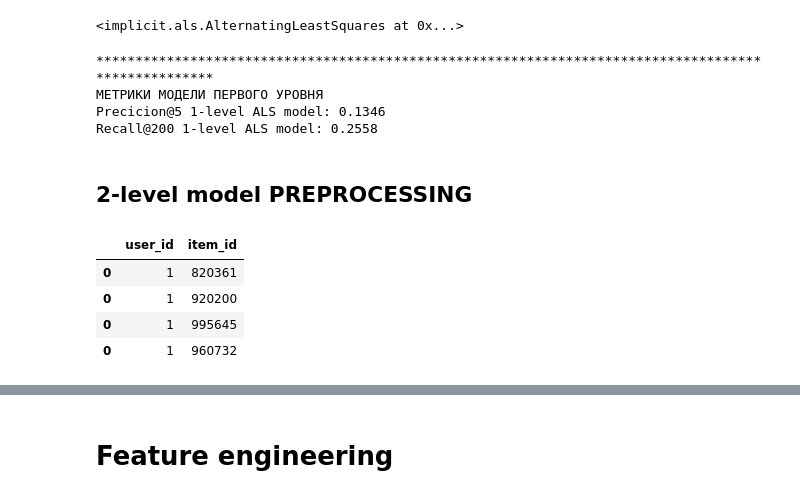
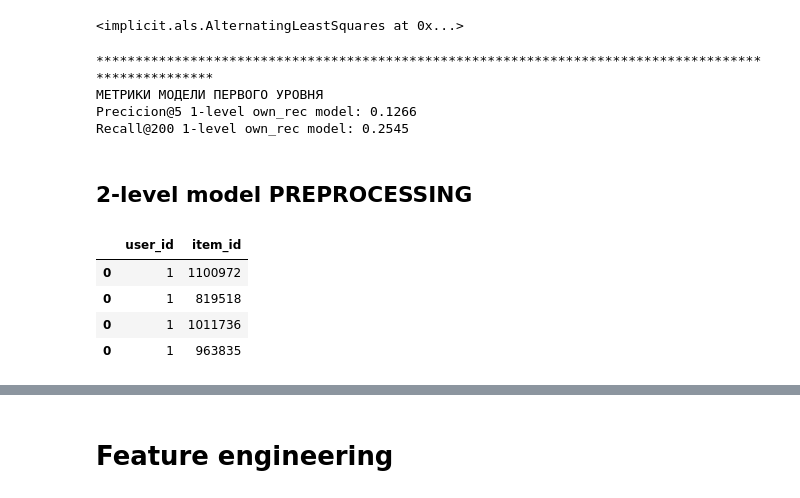
Before and after one commit to ZavrazhinMA/Recommender_Systems, a Jupyter notebook: course/RecSys_final.ipynb, the cells around one changed output, grey strips where cells are left out. Drawn from its saved outputs; the diff is of its cells as text; code cells hidden in the pictures.

```diff
--- a/course/RecSys_final.ipynb
+++ b/course/RecSys_final.ipynb
@@ -94,4 +95,5 @@ user_features.columns = [col.lower() for col in user_features.columns]
 item_features.rename(columns={'product_id': ITEM_COL}, inplace=True)
 user_features.rename(columns={'household_key': USER_COL}, inplace=True)
 # %%
-N_TOP_ITEMS = 10000  # выбор топ товаров
+N_TOP_ITEMS = 7000  # выбор топ товаров
+VAL_TRAIN_WEEKS = 3
@@ -162,8 +165,8 @@ Precicion@5 baseline own recommender: 0.17770700636942482
 ## **1-level model (matching)**
 # %%
 recommender = MainRecommender(verbose=False,
-                              n_factors=150,
-                              regularization=0.1
+                              n_factors=140,
+                              regularization=0.07
                               )
 recommender.fit(data_train)
 # %% [output]
@@ -174,7 +174,9 @@ N_PREDICT = 200
+# %%
+# число кандидатов
+N_PREDICT = 500
 # %%
-df_match_candidates = test_data.groupby(
-    USER_COL)[ITEM_COL].unique().reset_index()
-df_match_candidates.columns = [USER_COL, ACTUAL_COL]
+df_match_candidates = test_data.groupby(USER_COL)[ITEM_COL].unique().reset_index()
+df_match_candidates.columns=[USER_COL, ACTUAL_COL]
 # %%
 # подбор кандидатов
 df_match_candidates['candidates'] = df_match_candidates[USER_COL].apply(
@@ -187,26 +189,27 @@ recall_1_lvl = df_match_candidates.apply(lambda row: recall(
 
 print('*'*100)
 print('МЕТРИКИ МОДЕЛИ ПЕРВОГО УРОВНЯ')
-print(f'Precicion@5 1-level ALS model: {round(precision_1_lvl, 4)}')
-print(f'Recall@200 1-level ALS model: {round(recall_1_lvl, 4)}')
+print(f'Precicion@5 1-level own_rec model: {round(precision_1_lvl, 4)}')
+print(f'Recall@200 1-level own_rec model: {round(recall_1_lvl, 4)}')
 # %% [output]
 ****************************************************************************************************
 МЕТРИКИ МОДЕЛИ ПЕРВОГО УРОВНЯ
-Precicion@5 1-level ALS model: 0.1346
-Recall@200 1-level ALS model: 0.2558
+Precicion@5 1-level own_rec model: 0.1266
+Recall@200 1-level own_rec model: 0.2545
 # %% [markdown]
 ## 2-level model PREPROCESSING
 # %%
+df_match_candidates.drop(columns=ACTUAL_COL, inplace=True)
 df_items = df_match_candidates.apply(lambda x: pd.Series(
     x['candidates']), axis=1).stack().reset_index(level=1, drop=True)
 df_items.name = 'item_id'
 df_match_candidates = df_match_candidates.drop(
-    columns=['candidates', 'actual']).join(df_items)
+    columns=['candidates']).join(df_items)
 df_match_candidates.head(4)
 # %% [output]
 |  | user_id | item_id |
-| 0 | 1 | 820361 |
-| 0 | 1 | 920200 |
-| 0 | 1 | 995645 |
-| 0 | 1 | 960732 |
+| 0 | 1 | 1100972 |
+| 0 | 1 | 819518 |
+| 0 | 1 | 1011736 |
+| 0 | 1 | 963835 |
 # %%
```
Also changed, not shown: parts of 16 cells of this notebook, 1 other file.
